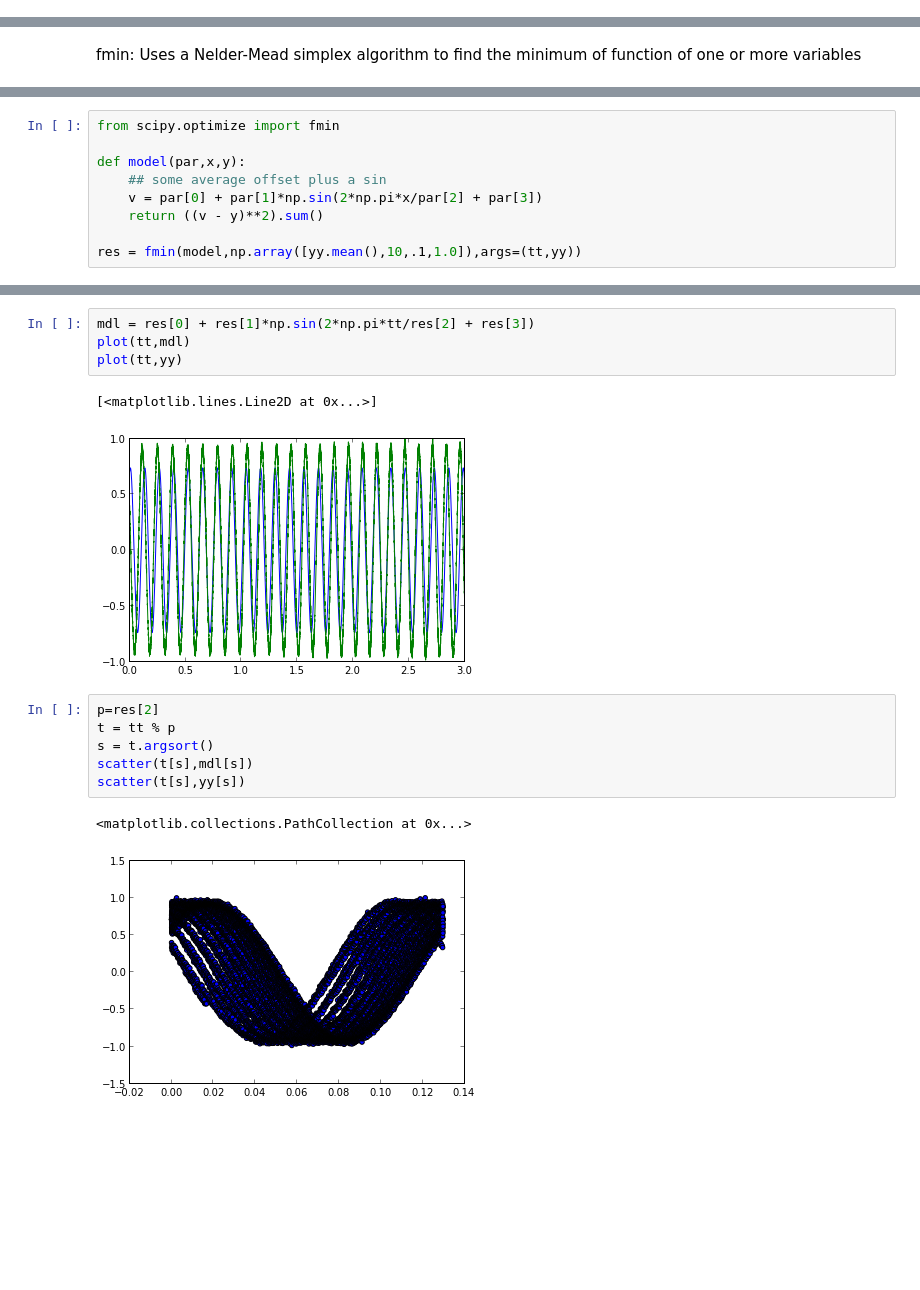
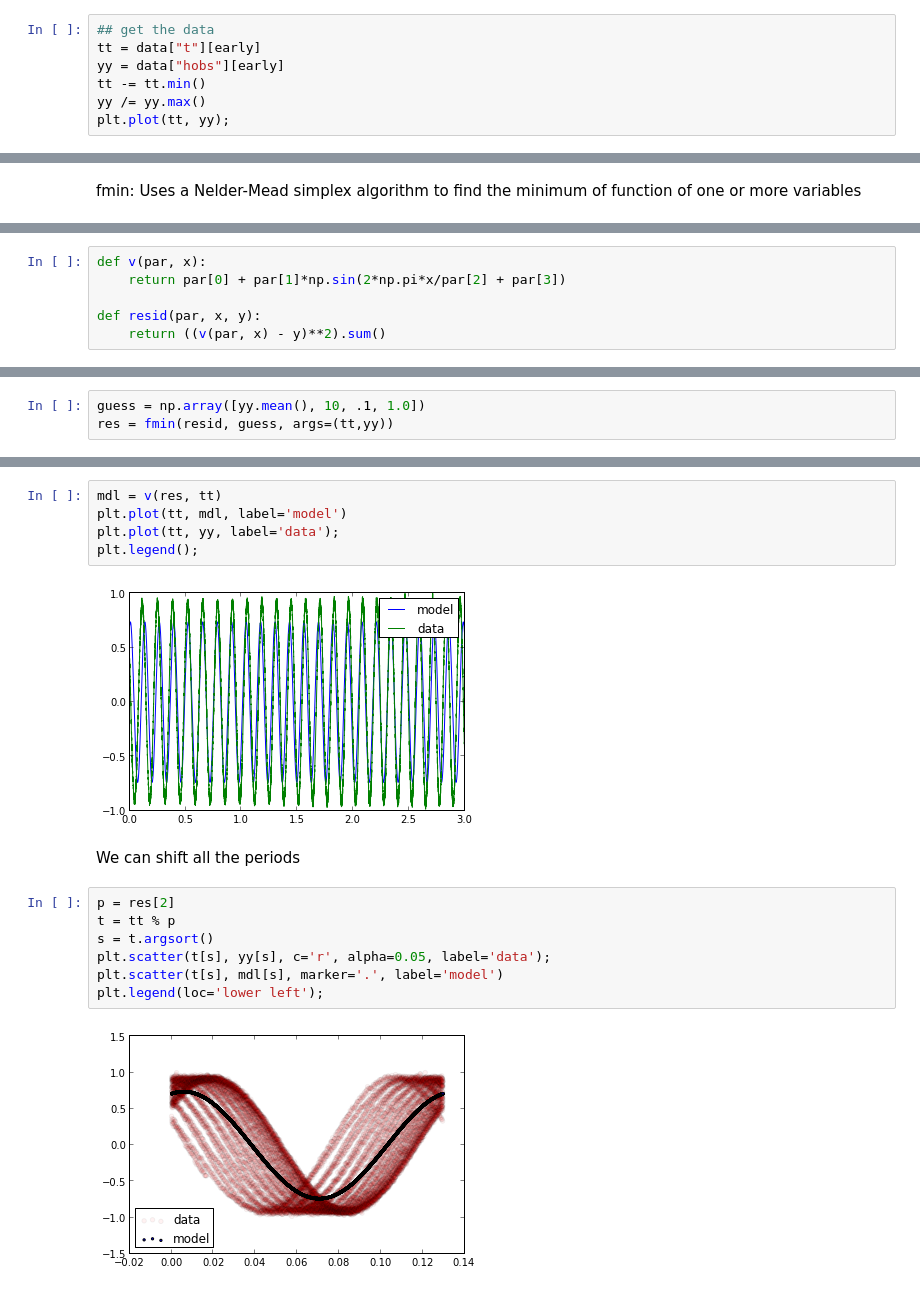
Before and after one commit to profjsb/python-seminar, a Jupyter notebook: DataFiles_and_Notebooks/03_Numpy_Scipy_Stats/GravityWave.ipynb, the cells around one changed output, grey strips where cells are left out. Cells and saved outputs as stored; diff of their text form; blank space fills up the shorter version.

Commit message:
Complete Scipy example, comment/update gravity one.

```diff
--- a/DataFiles_and_Notebooks/03_Numpy_Scipy_Stats/GravityWave.ipynb
+++ b/DataFiles_and_Notebooks/03_Numpy_Scipy_Stats/GravityWave.ipynb
@@ -42,0 +61,7 @@ yy /= max(yy)
+# %%
+## get the data
+tt = data["t"][early]
+yy = data["hobs"][early]
+tt -= tt.min()
+yy /= yy.max()
+plt.plot(tt, yy);
@@ -46,9 +92,6 @@ one or more variables
 # %%
-from scipy.optimize import fmin
+def v(par, x):
+    return par[0] + par[1]*np.sin(2*np.pi*x/par[2] + par[3])
 
-def model(par,x,y):
-    ## some average offset plus a sin
-    v = par[0] + par[1]*np.sin(2*np.pi*x/par[2] + par[3])
-    return ((v - y)**2).sum()
-
-res = fmin(model,np.array([yy.mean(),10,.1,1.0]),args=(tt,yy))
+def resid(par, x, y):
+    return ((v(par, x) - y)**2).sum()
@@ -59,0 +100,3 @@ Optimization terminated successfully.
+# %%
+guess = np.array([yy.mean(), 10, .1, 1.0])
+res = fmin(resid, guess, args=(tt,yy))
@@ -60,16 +110,18 @@ Optimization terminated successfully.
 # %%
-mdl = res[0] + res[1]*np.sin(2*np.pi*tt/res[2] + res[3])
-plot(tt,mdl)
-plot(tt,yy)
+mdl = v(res, tt)
+plt.plot(tt, mdl, label='model')
+plt.plot(tt, yy, label='data');
+plt.legend();
 # %% [output]
-[<matplotlib.lines.Line2D at 0x...>]
-[figure, old version]
+[figure, new version]
+# %% [markdown]
+We can shift all the periods
 # %%
-p=res[2]
+p = res[2]
 t = tt % p
 s = t.argsort()
-scatter(t[s],mdl[s])
-scatter(t[s],yy[s])
+plt.scatter(t[s], yy[s], c='r', alpha=0.05, label='data');
+plt.scatter(t[s], mdl[s], marker='.', label='model')
+plt.legend(loc='lower left');
 # %% [output]
-<matplotlib.collections.PathCollection at 0x...>
-[figure, old version]
+[figure, new version]
```
Also changed, not shown: parts of 20 cells of this notebook, 2 other files.
